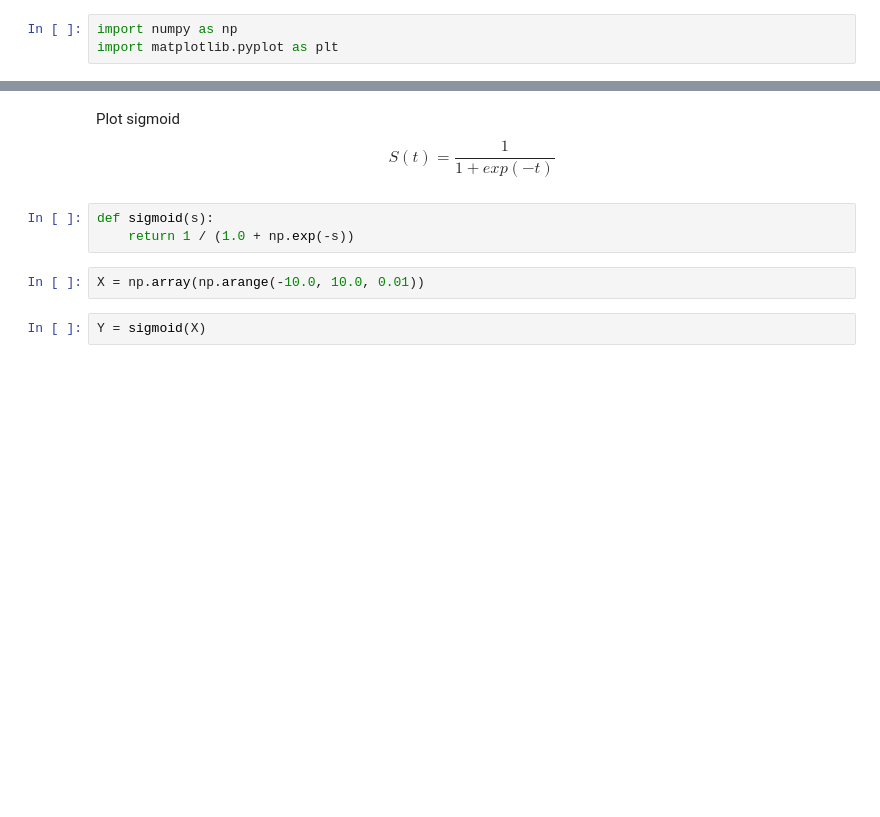
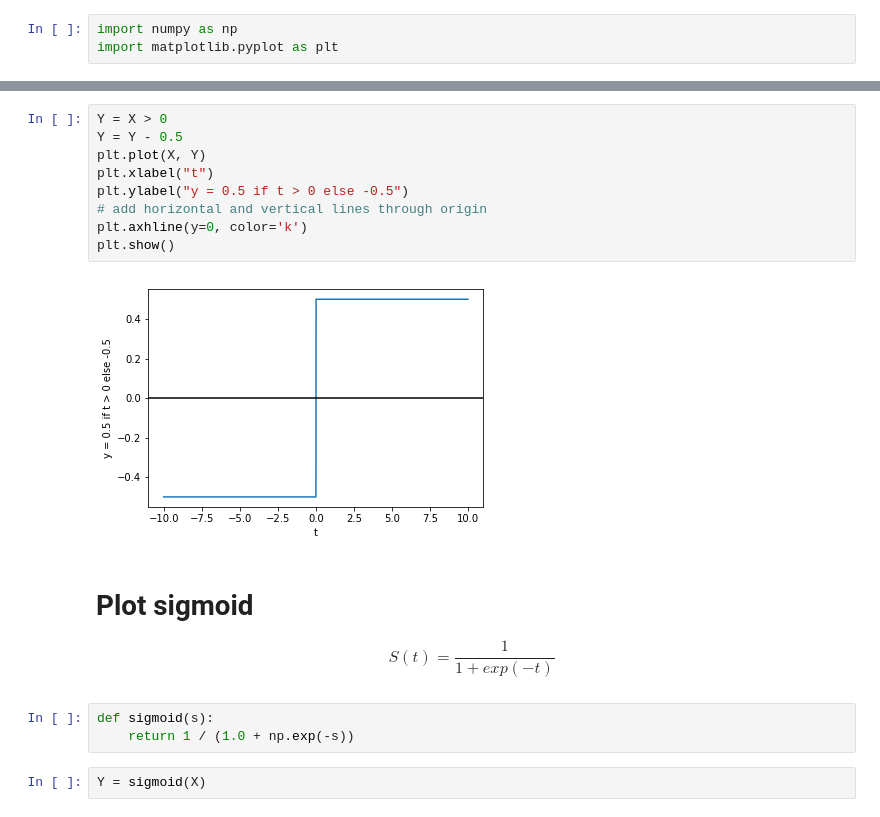
Before and after one commit to chauvm/tensorflow_tutorials, a Jupyter notebook: tutorials/math/plots.ipynb, the cells around one changed output, grey strips where cells are left out. Saved outputs shown, nothing was run; the diff lists cells and outputs as text; blank space fills up the shorter version.

```diff
--- a/tutorials/math/plots.ipynb
+++ b/tutorials/math/plots.ipynb
@@ -4,11 +18,20 @@ import matplotlib.pyplot as plt
+# %%
+Y = X > 0
+Y = Y - 0.5
+plt.plot(X, Y)
+plt.xlabel("t")
+plt.ylabel("y = 0.5 if t > 0 else -0.5")
+# add horizontal and vertical lines through origin
+plt.axhline(y=0, color='k')
+plt.show()
+# %% [output]
+[figure, added]
 # %% [markdown]
-Plot sigmoid
+# Plot sigmoid
 $$S(t) = \frac{1}{1 + exp(-t)}$$
 # %%
 def sigmoid(s):
     return 1 / (1.0 + np.exp(-s))
-# %%
-X = np.array(np.arange(-10.0, 10.0, 0.01))
 # %%
 Y = sigmoid(X)
 # %%
```
Also changed, not shown: parts of 5 cells of this notebook, 13 other files.
